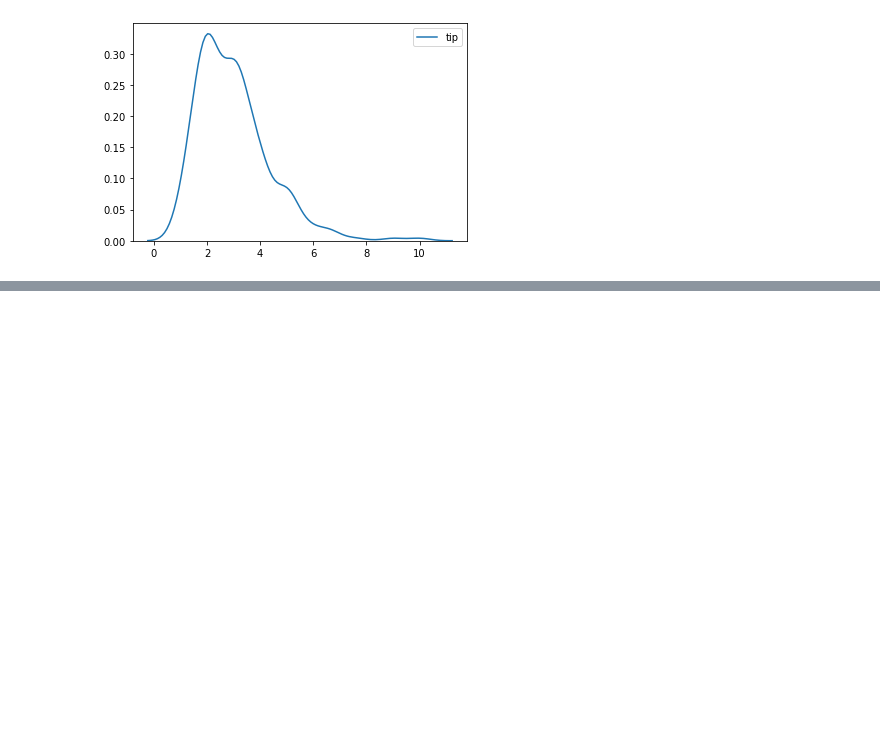
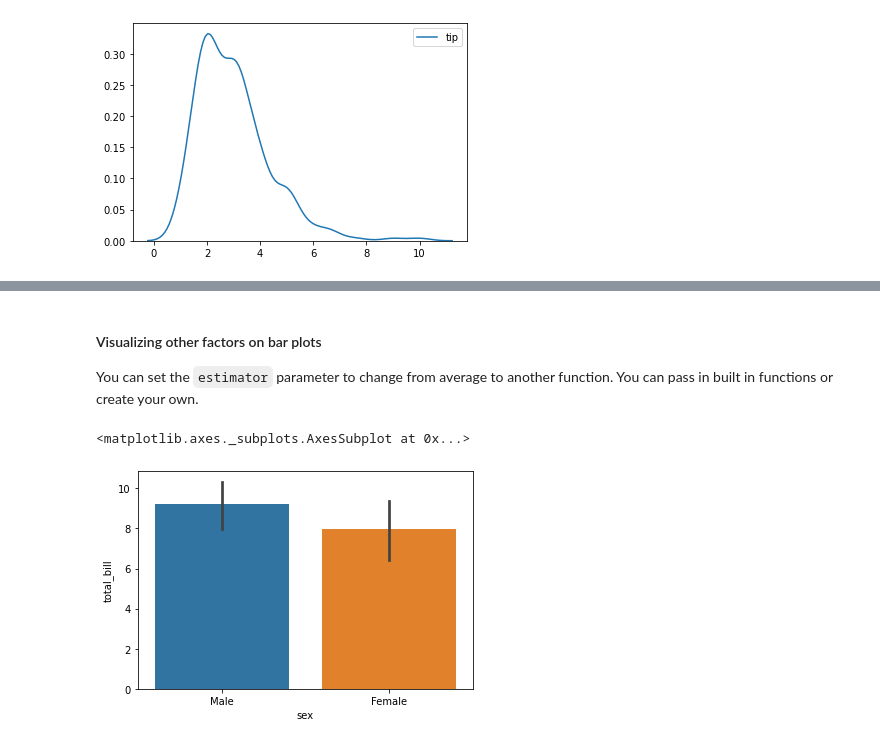
Before and after one commit to kamelCased/learningDataScience, a Jupyter notebook: Seaborn.ipynb, the cells around one changed output, grey strips where cells are left out. Cells and saved outputs as stored; diff of their text form; code cells hidden in the pictures; blank space fills up the shorter version.

```diff
--- a/Seaborn.ipynb
+++ b/Seaborn.ipynb
@@ -161,0 +184,11 @@ sns.kdeplot(tips['tip'])
+# %% [markdown]
+#### Visualizing other factors on bar plots
+
+You can set the `estimator` parameter to change from average to another function. You can pass in built in functions or create your own.
+# %%
+import numpy as np
+# Create a bar plot visualizing another metric
+sns.barplot(x='sex',y='total_bill',data=tips, estimator=np.std) # Plot the standard deviation of the total bill for each sex
+# %% [output]
+<matplotlib.axes._subplots.AxesSubplot at 0x...>
+[figure, added]
```
Also changed, not shown: parts of 31 cells of this notebook.
